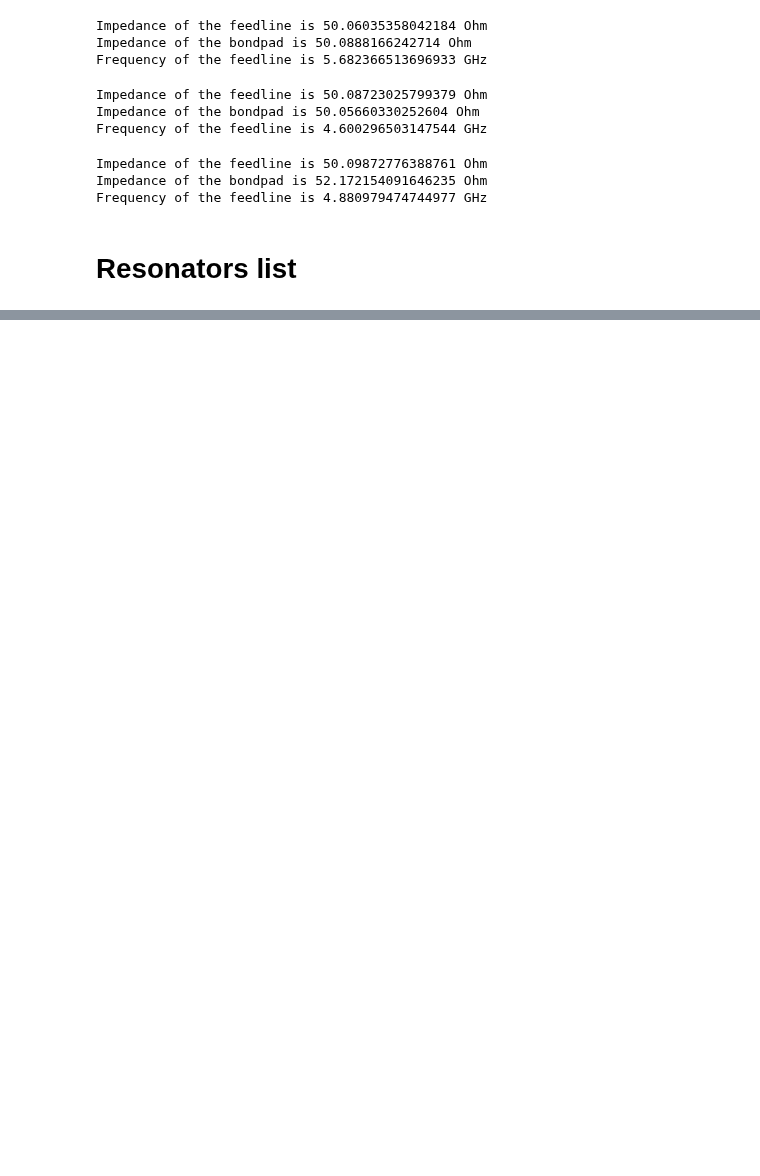
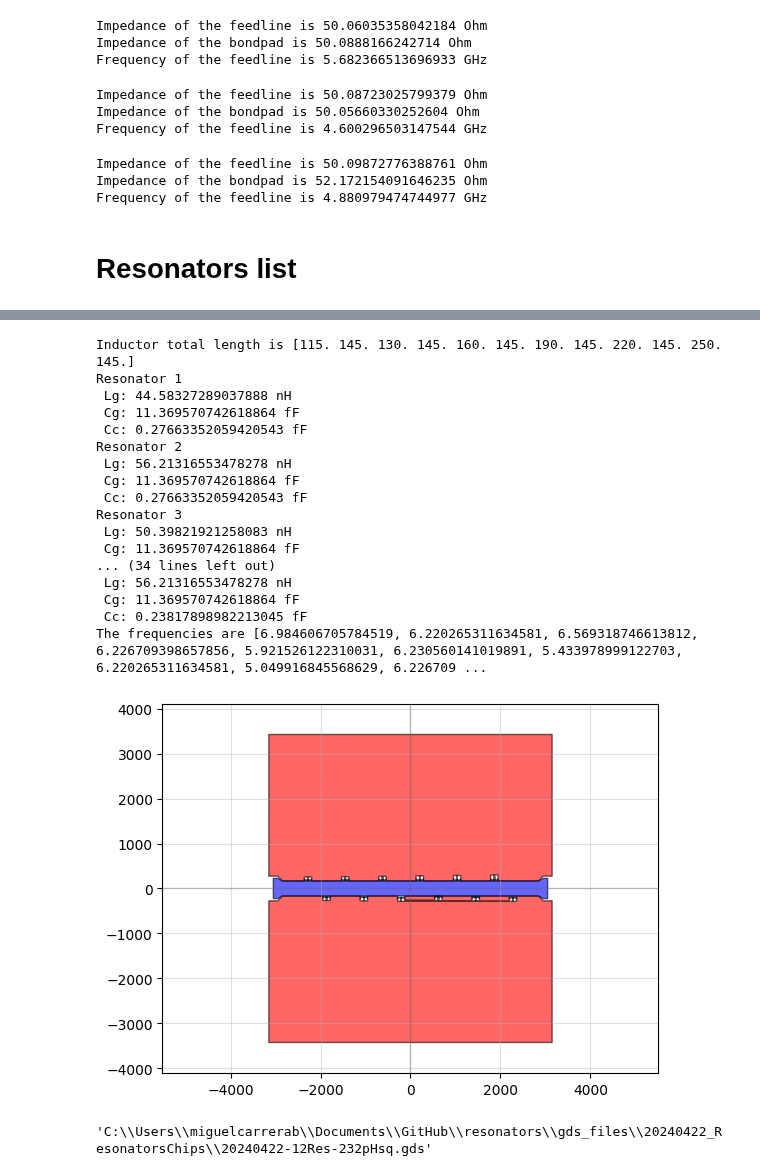
Before and after one commit to cbelo/resonators, a Jupyter notebook: 20240420-chips/design_chips.ipynb, the cells around one changed output, grey strips where cells are left out. Cells and saved outputs as stored; diff of their text form; code cells hidden in the pictures; blank space fills up the shorter version.

```diff
--- a/20240420-chips/design_chips.ipynb
+++ b/20240420-chips/design_chips.ipynb
@@ -167,0 +262,78 @@ Resonator 2
+# %%
+# 232pH/sq
+#Idea: 12 resonators, 6 on each side of the feedline
+#The six up have varying inductor length, the six down have varying SpacingCc
+SeparationTlineResonator232 = [0]*7 + [5,0,10,0,10]
+NumberOfResonators232 = 12
+
+#Resonator parameters
+CapacitorHorizontalLength232 = np.ones(NumberOfResonators232)*150
+CapacitorVerticalLength232 = np.ones(NumberOfResonators232)*30
+CapacitorWidth232 = np.ones(NumberOfResonators232)*5
+
+NumberOfBends232 = np.ones(NumberOfResonators232, dtype=int)*[8,10,9,10,11,10,13,10,15,10, 17, 10]-np.ones(NumberOfResonators232, dtype=int)*3
+InductorVerticalLength232 = np.ones(NumberOfResonators232)*5
+InductorHorizontalLength232 = np.ones(NumberOfResonators232)*10
+InductorEndLength232 = 20*np.ones(NumberOfResonators232)
+InductorTotalLength232 = InductorVerticalLength232*(NumberOfBends232+4) + InductorEndLength232 +InductorHorizontalLength232*NumberOfBends232
+print('Inductor total length is', InductorTotalLength232)
+InductorWidth232 = np.ones(NumberOfResonators232)*0.6
+TaperWidth232 = np.ones(NumberOfResonators232)*20
+
+SpacingC0232 = np.ones(NumberOfResonators232)*5
+SpacingCc232 = np.ones(NumberOfResonators232)*[10,10,10,20,10,30,10,5,10,10,10,20]
+TaperLength232 = np.ones(NumberOfResonators232)*5
+FinalSpacingBondpads232 = 100
+
+freqs = []
+
+for i in range(NumberOfResonators232):
+    print(f'Resonator {i+1}')
+    # print(f' Impedance: {impedance_Schuster(InductorWidth232[i]*1e-6, CapacitorWidth232[i]*1e-6, (SeparationTlineResonator232[i] + FeedlineGap232 + SpacingCc232[i])*1e-6 , FeedlineWidth232*1e-6,
+    #                                         CapacitorVerticalLength232[i]*1e-6, SpacingC0232[i]*1e-6,
+    #                                         InductorWidth232[i]*1e-6, InductorTotalLength232[i]*1e-6, Lk_232,
+    #                                     epsilon_r_Si, thickness_subs_Si)} Ohm')
+    freqs.append(resonance_freq_Schuster(InductorWidth232[i]*1e-6, CapacitorWidth232[i]*1e-6, (SeparationTlineResonator232[i] + FeedlineGap232 + SpacingCc232[i])*1e-6 , FeedlineWidth232*1e-6,
+                                            CapacitorVerticalLength232[i]*1e-6, SpacingC0232[i]*1e-6,
+                                            InductorWidth232[i]*1e-6, InductorTotalLength232[i]*1e-6, Lk_232,
+                                        epsilon_r_Si, thickness_subs_Si)/1e9)
+    # print(f' Frequency: {resonance_freq_Schuster(InductorWidth232[i]*1e-6, CapacitorWidth232[i]*1e-6, (SeparationTlineResonator232[i] + FeedlineGap232 + SpacingCc232[i])*1e-6 , FeedlineWidth232*1e-6,
+    #                                         CapacitorVerticalLength232[i]*1e-6, SpacingC0232[i]*1e-6,
+    #                                         InductorWidth232[i]*1e-6, InductorTotalLength232[i]*1e-6, Lk_232,
+    #                                     epsilon_r_Si, thickness_subs_Si)/1e9} GHz')
+    # print('')
+
+print('The frequencies are', freqs)
+
+ChipSize232 = [FeedlineLength232 + 2*BondpadLength232 + 2*FeedlineTaperLength232 + 2*FinalSpacingBondpads232, np.max(InductorTotalLength232) + 20*FeedlineWidth232]
+
+c, metal, chip232 = ChipResonatorsTline(ChipSize232, NumberOfResonators232, SeparationTlineResonator232,
+                        FeedlineWidth232, FeedlineLength232, FeedlineGap232,
+                        FeedlineTaperLength232, BondpadWidth232, BondpadLength232, BondpadGap232,
+                        CapacitorHorizontalLength232, CapacitorVerticalLength232, CapacitorWidth232,
+                        NumberOfBends232, InductorVerticalLength232, InductorHorizontalLength232, InductorWidth232, InductorEndLength232,
+                        TaperWidth232, TaperLength232, SpacingC0232, SpacingCc232,
+                        FinalSpacingBondpads232)
+
+qp(chip232)
+chip232.write_gds(r"C:\Users\miguelcarrerab\Documents\GitHub\resonators\gds_files\20240422_ResonatorsChips\20240422-12Res-232pHsq.gds")
+# %% [output]
+Inductor total length is [115. 145. 130. 145. 160. 145. 190. 145. 220. 145. 250. 145.]
+Resonator 1
+ Lg: 44.58327289037888 nH
+ Cg: 11.369570742618864 fF
+ Cc: 0.27663352059420543 fF
+Resonator 2
+ Lg: 56.21316553478278 nH
+ Cg: 11.369570742618864 fF
+ Cc: 0.27663352059420543 fF
+Resonator 3
+ Lg: 50.39821921258083 nH
+ Cg: 11.369570742618864 fF
+... (34 lines left out)
+ Lg: 56.21316553478278 nH
+ Cg: 11.369570742618864 fF
+ Cc: 0.23817898982213045 fF
+The frequencies are [6.984606705784519, 6.220265311634581, 6.569318746613812, 6.226709398657856, 5.921526122310031, 6.230560141019891, 5.433978999122703, 6.220265311634581, 5.049916845568629, 6.226709 ...
+[figure, added]
+'C:\\Users\\miguelcarrerab\\Documents\\GitHub\\resonators\\gds_files\\20240422_ResonatorsChips\\20240422-12Res-232pHsq.gds'
```
Also changed, not shown: parts of 4 cells of this notebook, 5 other files.
